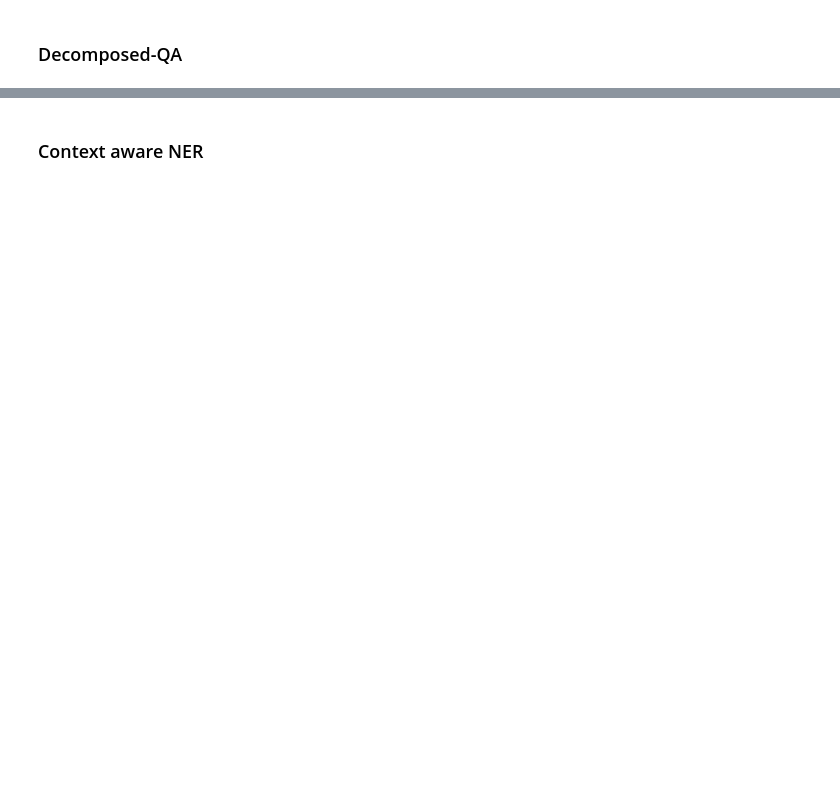
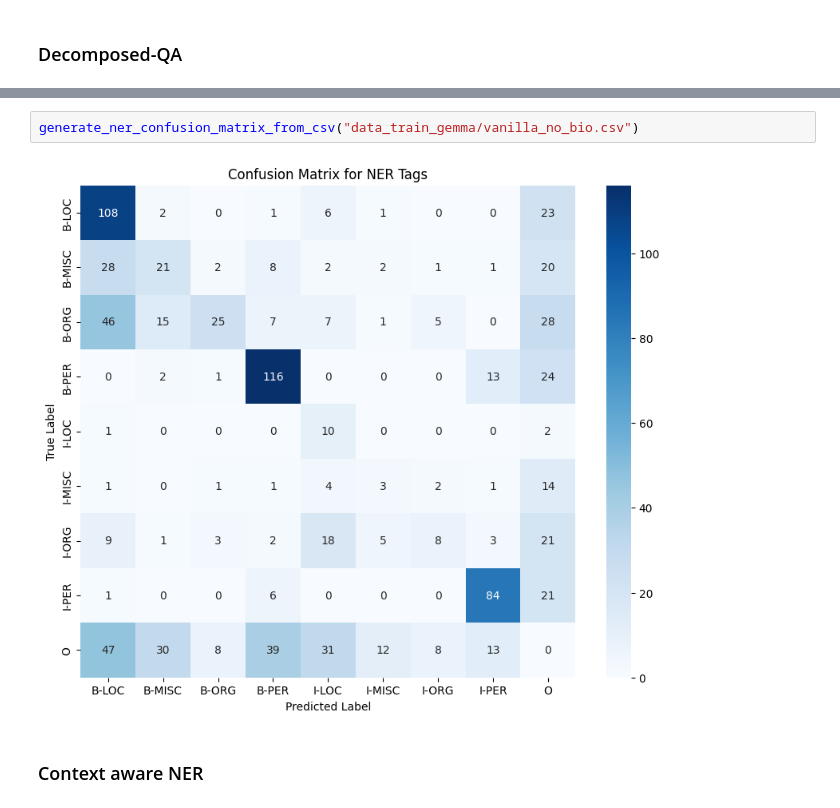
Before and after one commit to Lav-11/NER, a Jupyter notebook: NER.ipynb, the cells around one changed output, grey strips where cells are left out. Saved outputs shown, nothing was run; the diff lists cells and outputs as text; blank space fills up the shorter version.

```diff
--- a/NER.ipynb
+++ b/NER.ipynb
@@ -566,3 +677,7 @@ evaluate_predictions("data/no_bio_test.csv")
+# %%
+generate_ner_confusion_matrix_from_csv("data_train_gemma/vanilla_no_bio.csv")
+# %% [output]
+[figure, added]
 # %% [markdown]
 ### Context aware NER
 # %%
```
Also changed, not shown: parts of 45 cells of this notebook, 12 other files.
